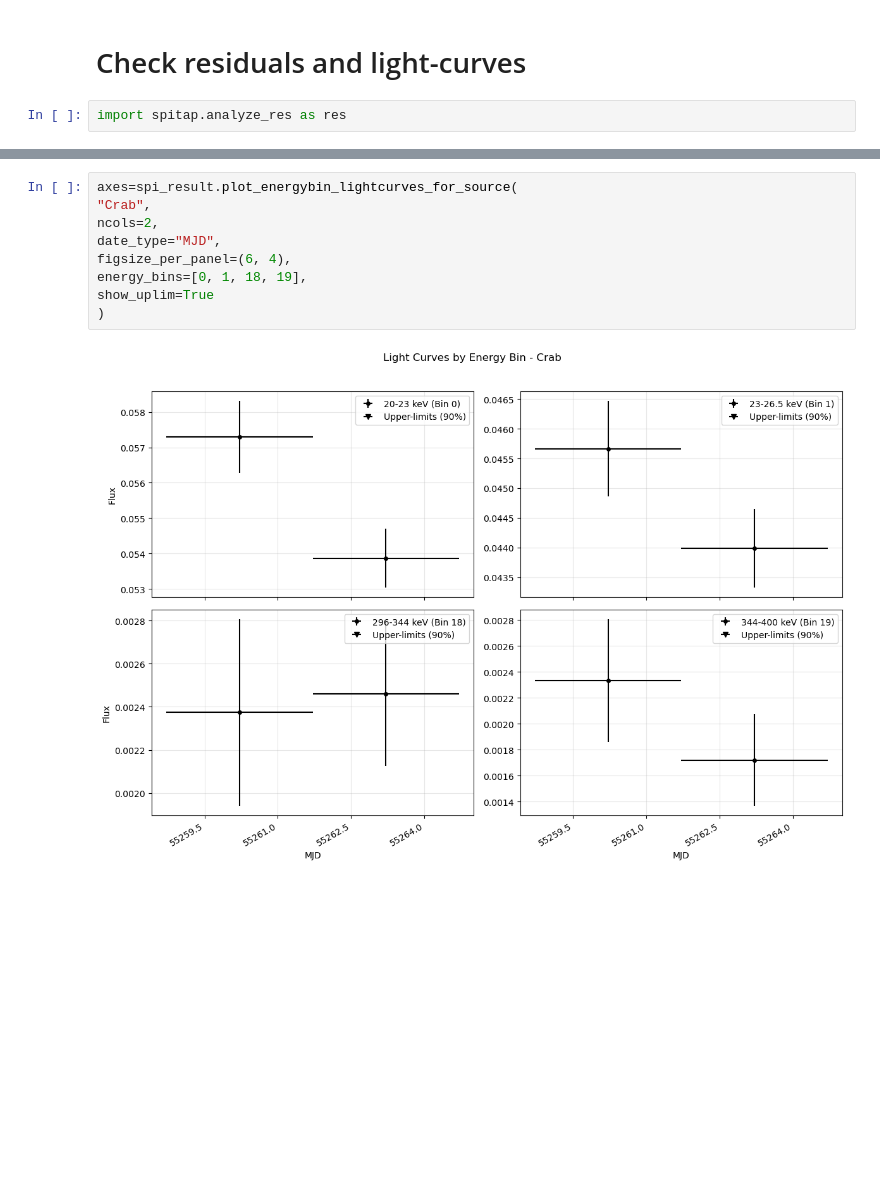
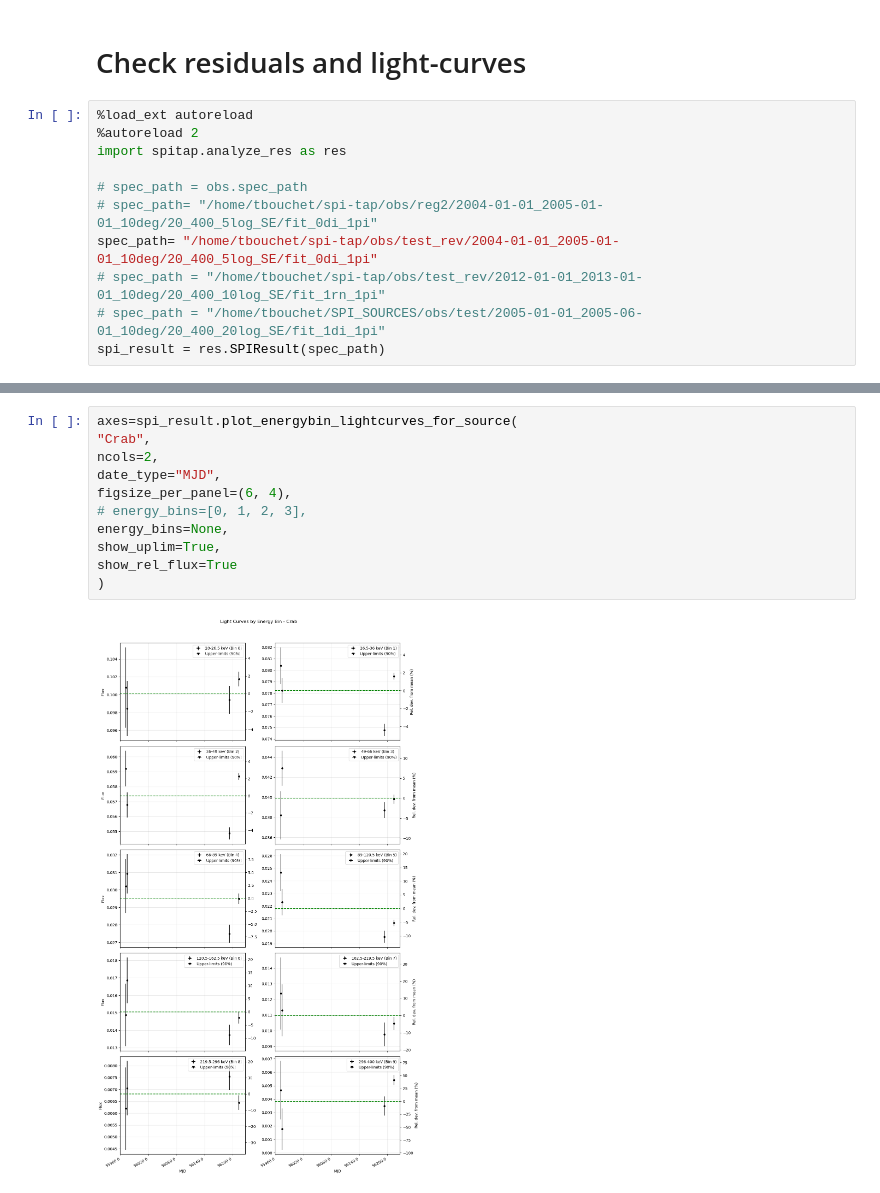
Before and after one commit to tristanbouchet/spi-tap, a Jupyter notebook: auto_spitap.ipynb, the cells around one changed output, grey strips where cells are left out. Saved outputs shown, nothing was run; the diff lists cells and outputs as text; blank space fills up the shorter version.

```diff
--- a/auto_spitap.ipynb
+++ b/auto_spitap.ipynb
@@ -139,4 +148,13 @@ Environment and directory restored.
 # %% [markdown]
 # Check residuals and light-curves
 # %%
+%load_ext autoreload
+%autoreload 2
 import spitap.analyze_res as res
+
+# spec_path = obs.spec_path
+# spec_path= "/home/tbouchet/spi-tap/obs/reg2/2004-01-01_2005-01-01_10deg/20_400_5log_SE/fit_0di_1pi"
+spec_path= "/home/tbouchet/spi-tap/obs/test_rev/2004-01-01_2005-01-01_10deg/20_400_5log_SE/fit_0di_1pi"
+# spec_path = "/home/tbouchet/spi-tap/obs/test_rev/2012-01-01_2013-01-01_10deg/20_400_10log_SE/fit_1rn_1pi"
+# spec_path = "/home/tbouchet/SPI_SOURCES/obs/test/2005-01-01_2005-06-01_10deg/20_400_20log_SE/fit_1di_1pi"
+spi_result = res.SPIResult(spec_path)
@@ -151,11 +182,13 @@ Building result data frames...
 # %%
 axes=spi_result.plot_energybin_lightcurves_for_source(
 "Crab",
 ncols=2,
 date_type="MJD",
 figsize_per_panel=(6, 4),
-energy_bins=[0, 1, 18, 19],
-show_uplim=True
+# energy_bins=[0, 1, 2, 3],
+energy_bins=None,
+show_uplim=True,
+show_rel_flux=True
 )
 # %% [output]
-[figure, old version]
+[figure, new version]
```
Also changed, not shown: parts of 12 cells of this notebook, 8 other files.
